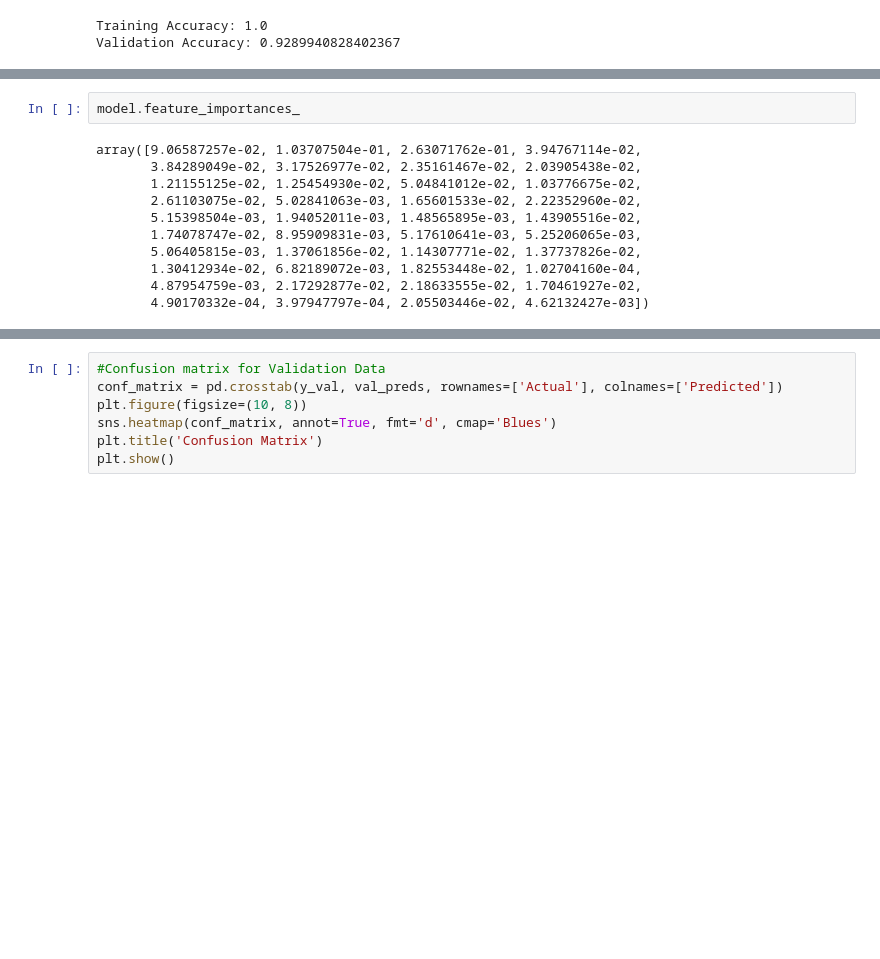
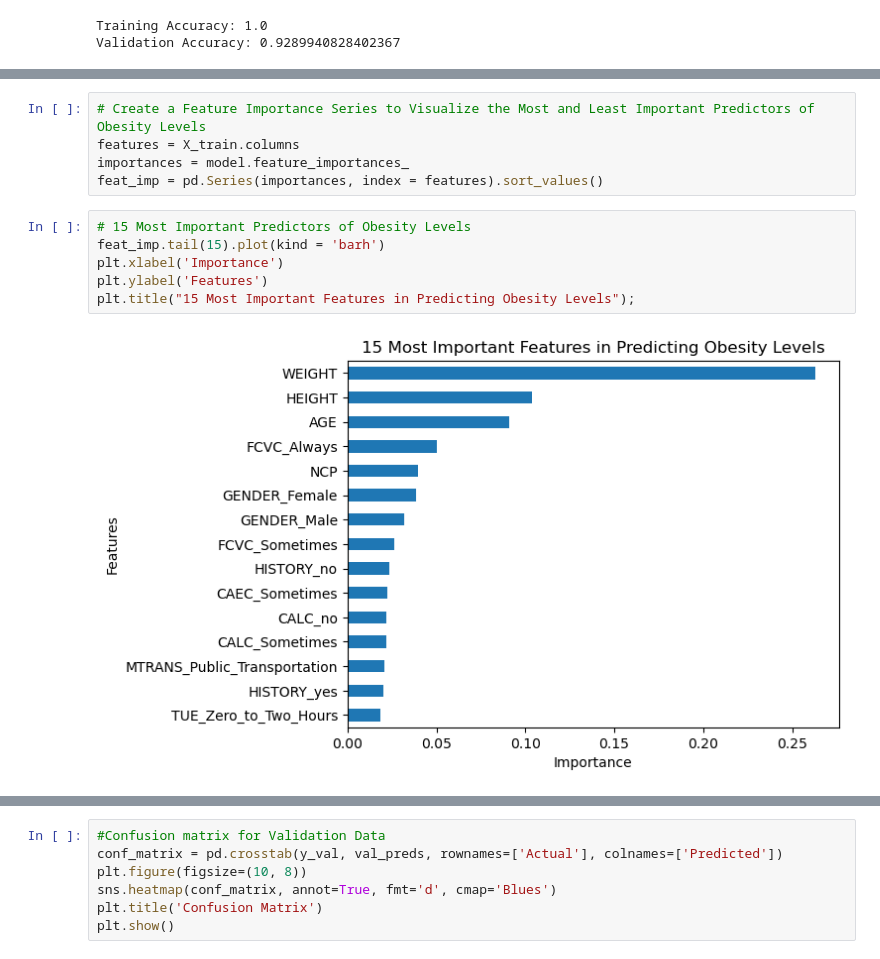
Before and after one commit to jibbs1703/Multiclass-Obesity-Level-Prediction, a Jupyter notebook: Predicting_Obesity.ipynb, the cells around one changed output, grey strips where cells are left out. Drawn from its saved outputs; the diff is of its cells as text; blank space fills up the shorter version.

Commit message:
Made more changes to ReadMe file annd model files

```diff
--- a/Predicting_Obesity.ipynb
+++ b/Predicting_Obesity.ipynb
@@ -189,13 +189,13 @@ Validation Accuracy: 0.9219858156028369
 # %%
-model.feature_importances_
+# Create a Feature Importance Series to Visualize the Most and Least Important Predictors of Obesity Levels
+features = X_train.columns
+importances = model.feature_importances_
+feat_imp = pd.Series(importances, index = features).sort_values()
-# %% [output]
-array([9.06587257e-02, 1.03707504e-01, 2.63071762e-01, 3.94767114e-02,
-       3.84289049e-02, 3.17526977e-02, 2.35161467e-02, 2.03905438e-02,
-       1.21155125e-02, 1.25454930e-02, 5.04841012e-02, 1.03776675e-02,
-       2.61103075e-02, 5.02841063e-03, 1.65601533e-02, 2.22352960e-02,
-       5.15398504e-03, 1.94052011e-03, 1.48565895e-03, 1.43905516e-02,
-       1.74078747e-02, 8.95909831e-03, 5.17610641e-03, 5.25206065e-03,
-       5.06405815e-03, 1.37061856e-02, 1.14307771e-02, 1.37737826e-02,
-       1.30412934e-02, 6.82189072e-03, 1.82553448e-02, 1.02704160e-04,
-       4.87954759e-03, 2.17292877e-02, 2.18633555e-02, 1.70461927e-02,
-       4.90170332e-04, 3.97947797e-04, 2.05503446e-02, 4.62132427e-03])
+# %%
+# 15 Most Important Predictors of Obesity Levels
+feat_imp.tail(15).plot(kind = 'barh')
+plt.xlabel('Importance')
+plt.ylabel('Features')
+plt.title("15 Most Important Features in Predicting Obesity Levels");
+# %% [output]
+[figure, added]
```
Also changed, not shown: parts of 2 cells of this notebook, 2 other files.
